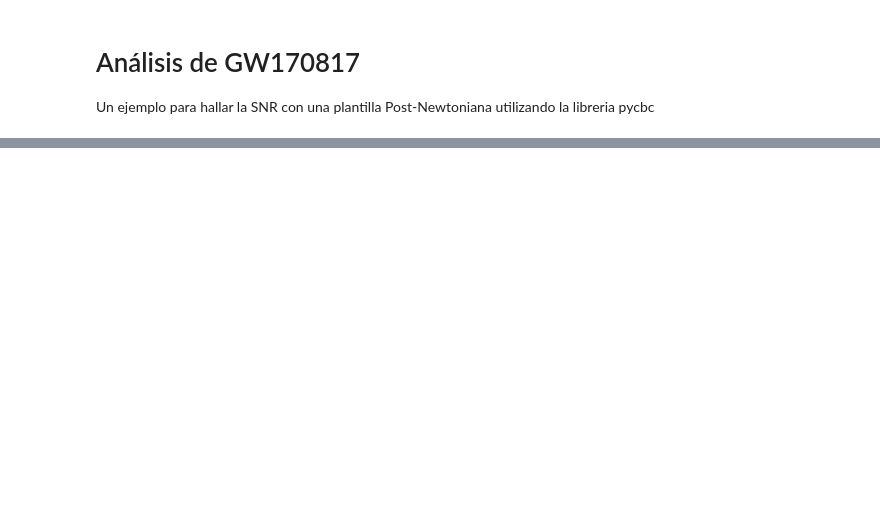
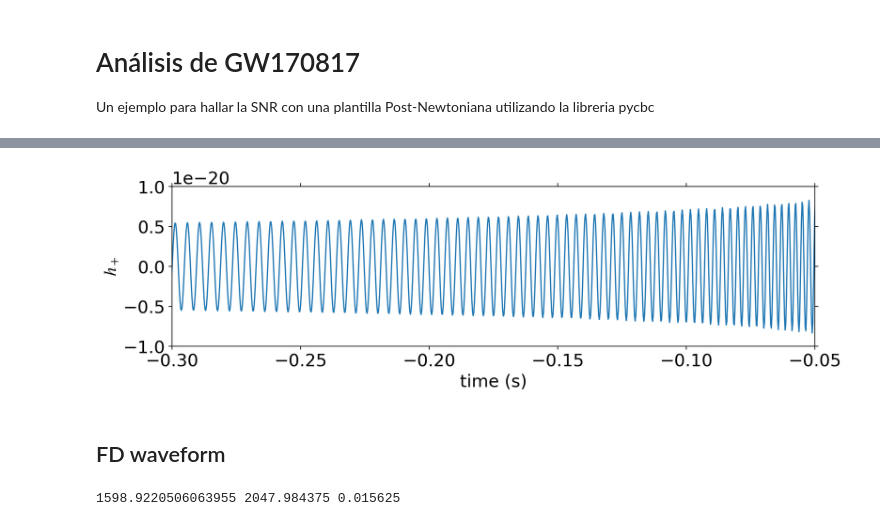
Before and after one commit to josefrr12/GWDataAnalysis, a Jupyter notebook: GW170817.ipynb, the cells around one changed output, grey strips where cells are left out. Cells and saved outputs as stored; diff of their text form; code cells hidden in the pictures; blank space fills up the shorter version.

```diff
--- a/GW170817.ipynb
+++ b/GW170817.ipynb
@@ -88,9 +77,0 @@ except:
-# %%
-from gwosc.locate import get_urls
-url = get_urls(detector, t0, t0)[-1]
-
-print('Downloading: ' , url)
-fn = os.path.basename(url)
-with open(fn,'wb') as strainfile:
-    straindata = requests.get(url)
-    strainfile.write(straindata.content)
@@ -124,0 +81,11 @@ Drive already mounted at /content/drive; to attempt to forcibly remount, call dr
+# %%
+from gwosc.locate import get_urls
+import fsspec
+data = {}
+for i in detector:
+  url = get_urls(i, t0, t0)[-1]
+  print(url)
+  remote_f = fsspec.open(url, mode="rb")
+  if hasattr(remote_f, "open"):
+    remote_f = remote_f.open()
+    data[i] = h5py.File(remote_f)
@@ -125,9 +95,9 @@ Drive already mounted at /content/drive; to attempt to forcibly remount, call dr
 # %%
-strain_H1 = data_H1["strain"]["Strain"][()]
-dt_H1 = data_H1["strain"]["Strain"].attrs["Xspacing"]
+strain_H1 = data['H1']["strain"]["Strain"][()]
+dt_H1 = data['H1']["strain"]["Strain"].attrs["Xspacing"]
 
-strain_L1 = data_L1["strain"]["Strain"][()]
-dt_L1 = data_L1["strain"]["Strain"].attrs["Xspacing"]
+strain_L1 = data['L1']["strain"]["Strain"][()]
+dt_L1 = data['L1']["strain"]["Strain"].attrs["Xspacing"]
 # %%
 if dt_H1 == dt_L1:
     delta_t = dt_H1
@@ -162,6 +208,6 @@ NameError: ignored
 # %%
 hp, hc = get_td_waveform(approximant='SpinTaylorT4', mass1=m1, mass2=m2,
-                         f_lower=80, delta_t=1./fs,
+                         f_lower=80, delta_t=delta_t,
                          lambda1=300, lambda2=10,
                          phase_order=-1,
                          amplitude_order=-1)
@@ -167,0 +217,10 @@ hp, hc = get_td_waveform(approximant='SpinTaylorT4', mass1=m1, mass2=m2,
+# %%
+plt.figure(figsize=(12,3))
+plt.plot(hp.sample_times, hp)
+plt.xlim(-.3,-.05)
+plt.ylim(-1e-20,1e-20)
+plt.xlabel(r'time (s)')
+plt.ylabel(r'$h_+$')
+plt.savefig('h_plus.pdf', bbox_inches='tight')
+# %% [output]
+[figure, added]
@@ -167,0 +234,2 @@ hp, hc = get_td_waveform(approximant='SpinTaylorT4', mass1=m1, mass2=m2,
+# %% [markdown]
+## FD waveform
@@ -167,0 +249,5 @@ hp, hc = get_td_waveform(approximant='SpinTaylorT4', mass1=m1, mass2=m2,
+# %%
+f_isco = 6**-1.5/tSol/mtot/np.pi
+print(f_isco, htilde_p.sample_frequencies[-1], 1./T)
+# %% [output]
+1598.9220506063955 2047.984375 0.015625
```
Also changed, not shown: parts of 32 cells of this notebook.
